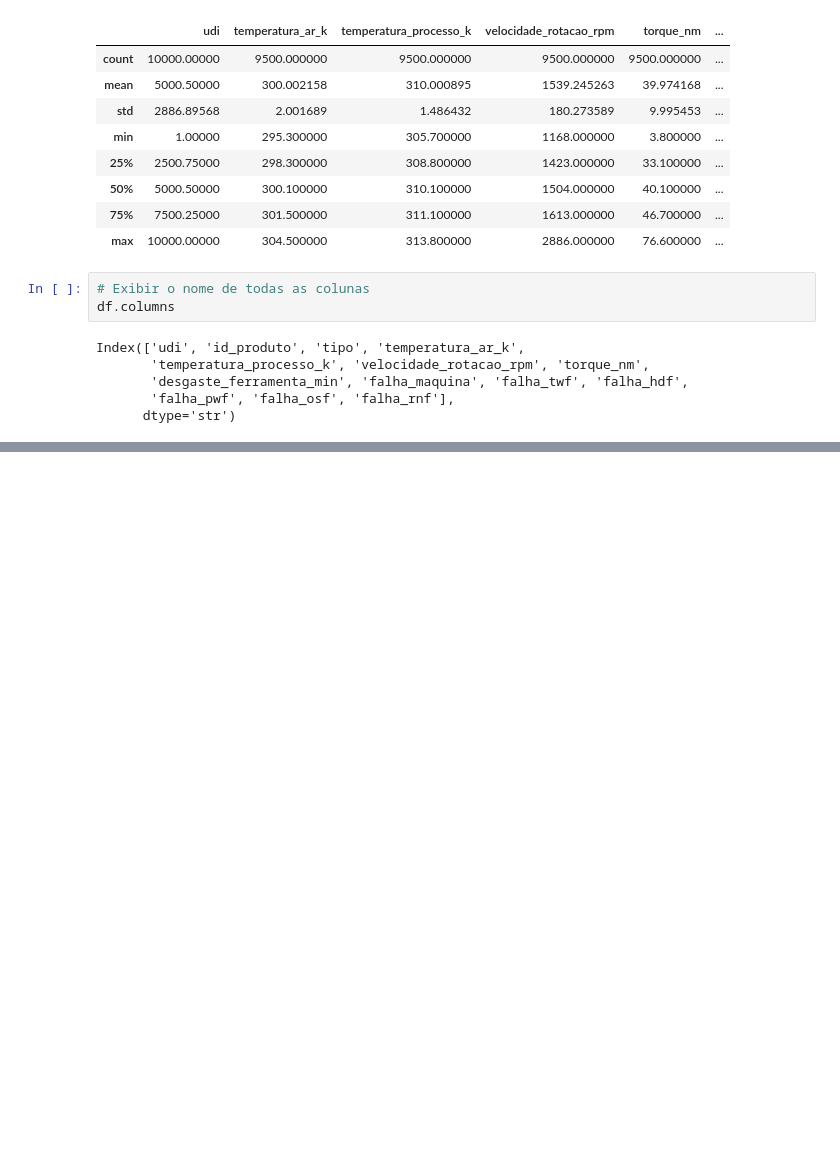
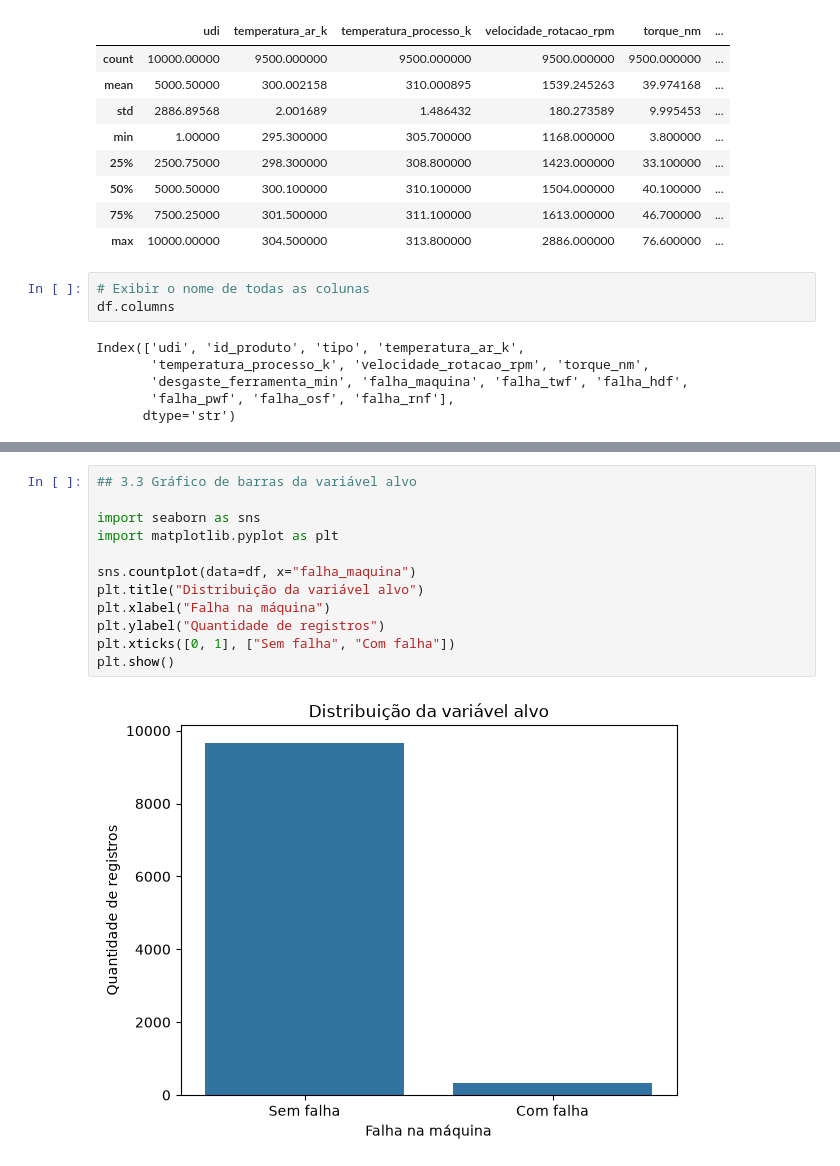
Before and after one commit to acaciarosar/predictmaint-ai, a Jupyter notebook: predictmaint_ai.ipynb, the cells around one changed output, grey strips where cells are left out. Drawn from its saved outputs; the diff is of its cells as text; blank space fills up the shorter version.

```diff
--- a/predictmaint_ai.ipynb
+++ b/predictmaint_ai.ipynb
@@ -102,0 +132,14 @@ Index(['udi', 'id_produto', 'tipo', 'temperatura_ar_k',
+# %%
+## 3.3 Gráfico de barras da variável alvo
+
+import seaborn as sns
+import matplotlib.pyplot as plt
+
+sns.countplot(data=df, x="falha_maquina")
+plt.title("Distribuição da variável alvo")
+plt.xlabel("Falha na máquina")
+plt.ylabel("Quantidade de registros")
+plt.xticks([0, 1], ["Sem falha", "Com falha"])
+plt.show()
+# %% [output]
+[figure, added]
```
Also changed, not shown: parts of 12 cells of this notebook.
